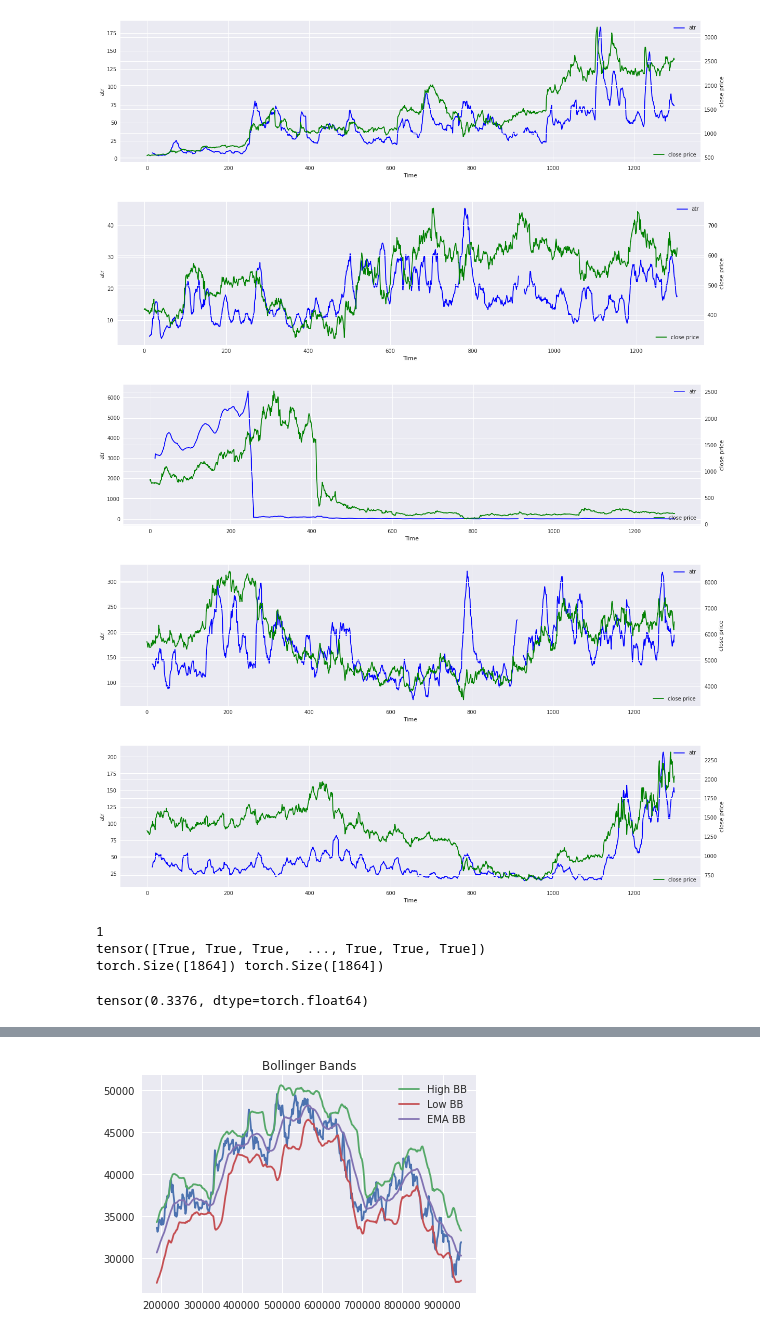
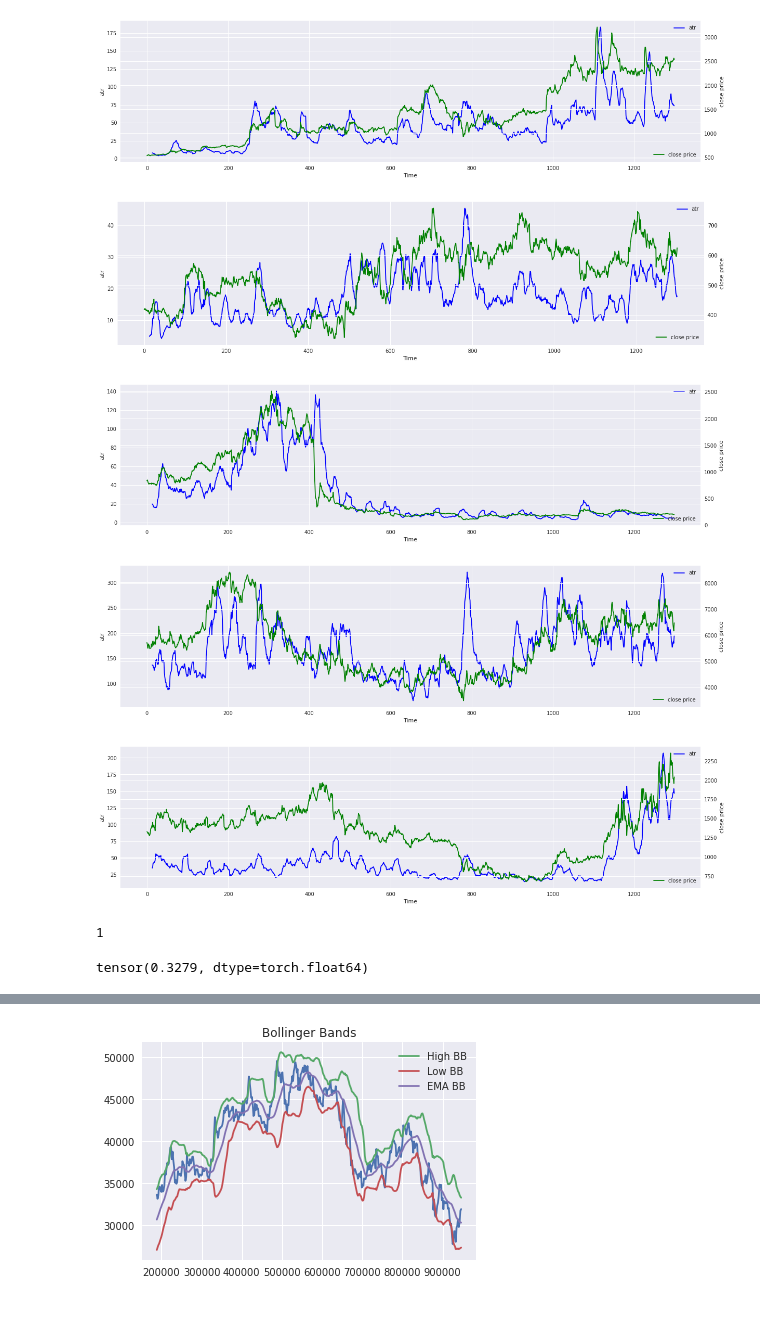
Before and after one commit to aymane-eljerari/jpx-2022, a Jupyter notebook: visualize.ipynb, the cells around one changed output, grey strips where cells are left out. Saved outputs shown, nothing was run; the diff lists cells and outputs as text; code cells hidden in the pictures.

```diff
--- a/visualize.ipynb
+++ b/visualize.ipynb
@@ -14,7 +15,7 @@ from ta import add_all_ta_features
 import matplotlib as mpl
 mpl.style.use('seaborn')
 # %%
-stock_prices    = pd.read_csv("modified_data/stock_prices.csv")
+stock_prices    = pd.read_csv("modified_data/stock_prices_adjusted.csv")
 # financials      = pd.read_csv("modified_data/financials.csv")
 # options         = pd.read_csv("modified_data/options.csv")
 # secondary       = pd.read_csv("modified_data/secondary_stock_prices.csv")
@@ -68,28 +69,28 @@ def atr(high, low, close):
 # %%
 seclist = stock_prices["SecuritiesCode"][10:15]
 for SECURITY in seclist:
     df_stock = stock_prices[stock_prices['SecuritiesCode'] == SECURITY].reset_index(drop = True)
-    df_stock_high  = df_stock["High"]
-    df_stock_low   = df_stock["Low"]
-    df_stock_close = df_stock["Close"]
+    df_stock_high  = df_stock["AdjustedHigh"]
+    df_stock_low   = df_stock["AdjustedLow"]
+    df_stock_close = df_stock["AdjustedClose"]
 
     atr_final = atr(df_stock_high, df_stock_low, df_stock_close)
     fig, ax = plt.subplots(figsize= (20, 5))
 
     ax1 = ax.twinx()
     ax.plot(atr_final, label="atr", color="blue")
     ax.legend(loc="upper right")
     ax1.plot(df_stock_close, label="close price", color="green")
     ax1.legend(loc="lower right")
 
     ax.set_xlabel('Time')
     ax.set_ylabel('atr')
     ax1.set_ylabel('close price')
 # %% [output]
 [figure]
 [figure]
-[figure, old version]
+[figure, new version]
-[figure, old version]
+[figure, new version]
 [figure]
 # %%
 b = stock_prices[stock_prices["Date"] == "2017-01-04"]["Target"]
@@ -101,6 +102,4 @@ output = torch.rand(1865)
 hf.loss_function(output, target)
 # %% [output]
 1
-tensor([True, True, True,  ..., True, True, True])
-torch.Size([1864]) torch.Size([1864])
-tensor(0.3376, dtype=torch.float64)
+tensor(0.3279, dtype=torch.float64)
```
Also changed, not shown: parts of 9 cells of this notebook, 5 other files.
